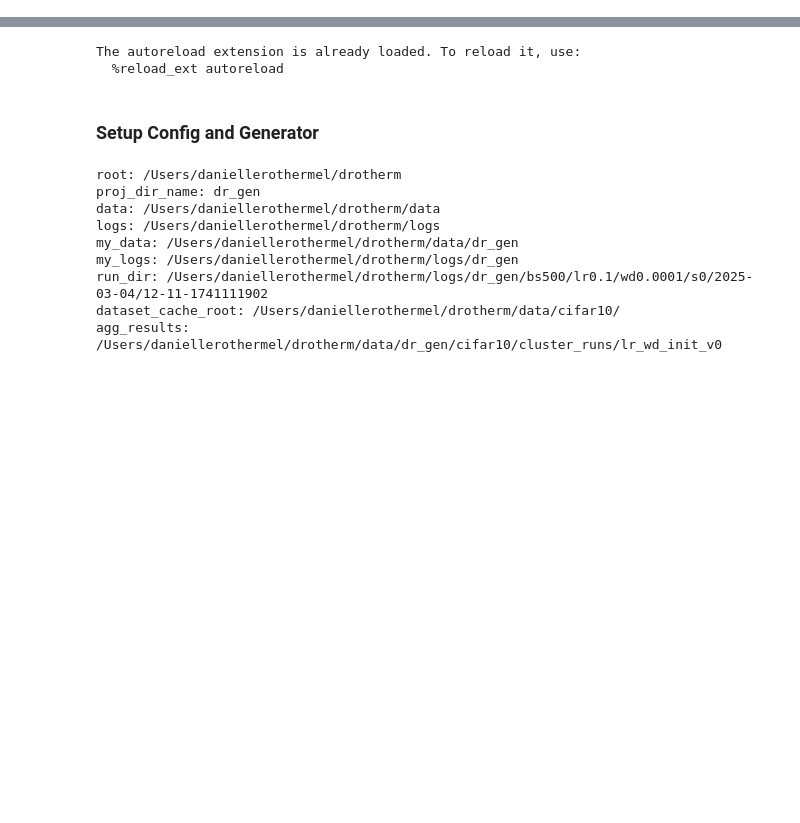
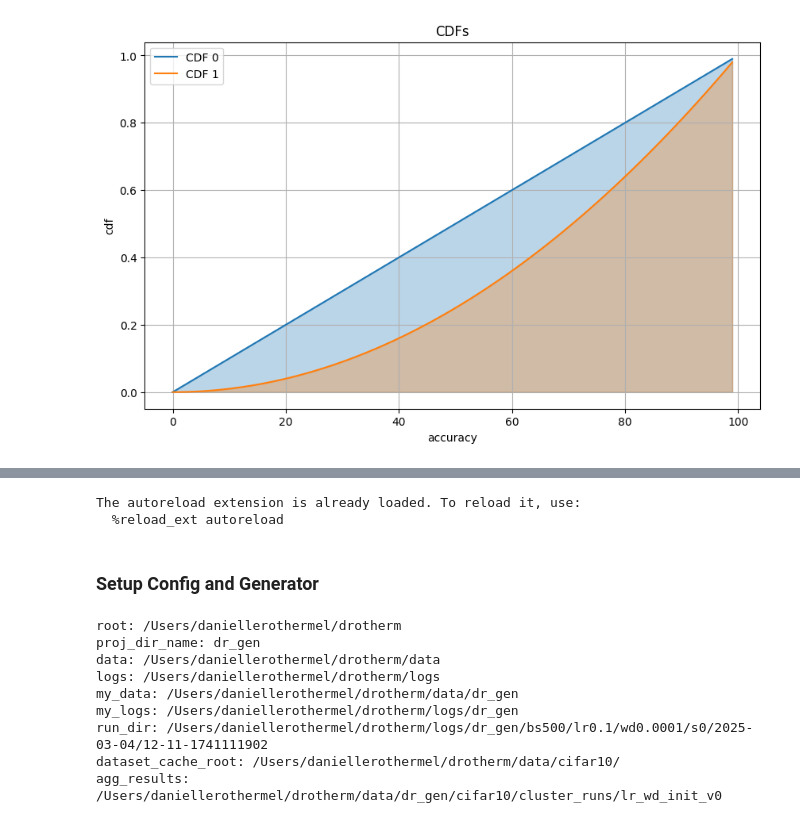
Before and after one commit to drothermel/dr_gen, a Jupyter notebook: notebooks/calc_metrics.ipynb, the cells around one changed output, grey strips where cells are left out. Cells and saved outputs as stored; diff of their text form; code cells hidden in the pictures; blank space fills up the shorter version.

```diff
--- a/notebooks/calc_metrics.ipynb
+++ b/notebooks/calc_metrics.ipynb
@@ -0,0 +36,11 @@
+# %%
+# Test: Make CDF Plot
+pu.make_cdfs_plot(
+    vals=list(range(100)),
+    cdfs=[
+        [i / 100.0 for i in range(100)],
+        [i*i / (100.0 * 100.0) for i in range(100)],
+    ],
+)
+# %% [output]
+[figure, added]
```
Also changed, not shown: parts of 4 cells of this notebook, 2 other files.
